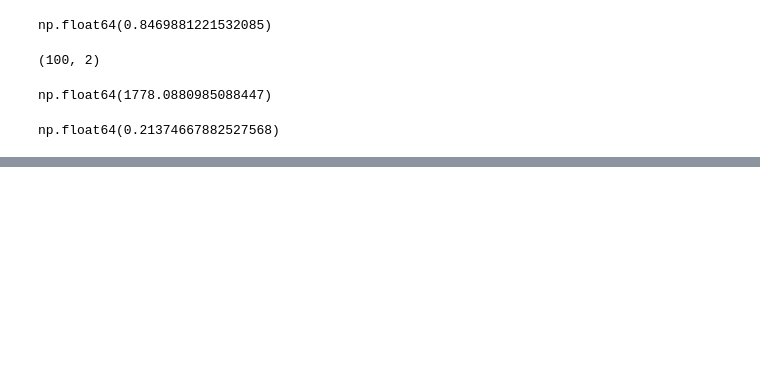
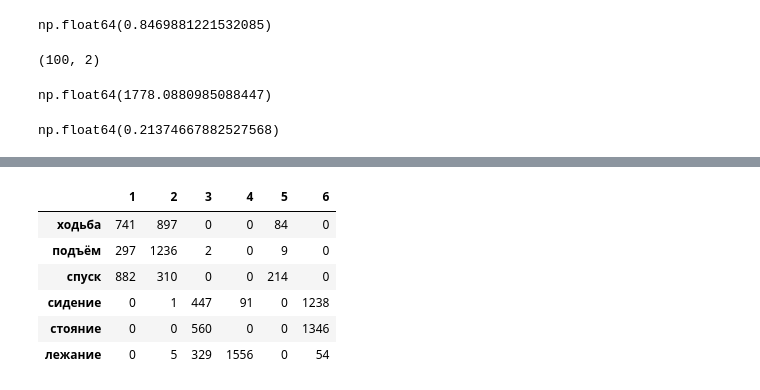
Before and after one commit to AlexGorel/IDE_NEW, a Jupyter notebook: MATH&ML-11. Кластеризация и техники понижения размерности. Часть II/MATH&ML-11. Кластеризация и техники понижения размерности. Часть II.ipynb, the cells around one changed output, grey strips where cells are left out. Drawn from its saved outputs; the diff is of its cells as text; code cells hidden in the pictures; blank space fills up the shorter version.

```diff
--- a/MATH&ML-11. Кластеризация и техники понижения размерности. Часть II/MATH&ML-11. Кластеризация и техники понижения размерности. Часть II.ipynb
+++ b/MATH&ML-11. Кластеризация и техники понижения размерности. Часть II/MATH&ML-11. Кластеризация и техники понижения размерности. Часть II.ipynb
@@ -62,0 +116,9 @@ np.float64(0.21374667882527568)
+# %%
+X_train = np.loadtxt("train.txt")
+y_train = np.loadtxt("train_labels.txt")
+
+X_test = np.loadtxt("test.txt")
+y_test = np.loadtxt("test_labels.txt")
+X = np.concatenate((X_train, X_test))
+y = np.concatenate((y_train, y_test))
+X.shape
@@ -62,0 +156,8 @@ np.float64(0.21374667882527568)
+# %%
+import pandas as pd
+from sklearn.preprocessing import StandardScaler
+#X=df_snsdata.values
+scaler = StandardScaler()
+scaler.fit(X)
+X_scaled=scaler.transform(X)
+print(round(X_scaled[0][0],2))
@@ -62,0 +223,11 @@ np.float64(0.21374667882527568)
+# %%
+#определяем модель k-means
+model= KMeans(n_clusters=6, init='random', random_state=42)
+#обучаем модель
+model.fit(X_scaled)
+#вычисляем значение однородности
+print(round(homogeneity_score(y, model.labels_),2))
+#вычисляем значение полноты
+print(round(completeness_score(y, model.labels_),2))
+#вычисляем значение скорректированного индекса Рэнда
+print(round(adjusted_rand_score(y, model.labels_),2))
@@ -62,0 +246,15 @@ np.float64(0.21374667882527568)
+# %%
+#создаём таблицу сопряжённости
+ct = pd.crosstab(y, model.labels_)
+#определяем название активностей
+ct.index = ['ходьба','подъём','спуск', 'сидение', 'стояние', 'лежание']
+ct.columns = list(range(1,7))
+ct
+# %% [output]
+|  | 1 | 2 | 3 | 4 | 5 | 6 |
+| ходьба | 741 | 897 | 0 | 0 | 84 | 0 |
+| подъём | 297 | 1236 | 2 | 0 | 9 | 0 |
+| спуск | 882 | 310 | 0 | 0 | 214 | 0 |
+| сидение | 0 | 1 | 447 | 91 | 0 | 1238 |
+| стояние | 0 | 0 | 560 | 0 | 0 | 1346 |
+| лежание | 0 | 5 | 329 | 1556 | 0 | 54 |
```
Also changed, not shown: parts of 36 cells of this notebook, 4 other files.
